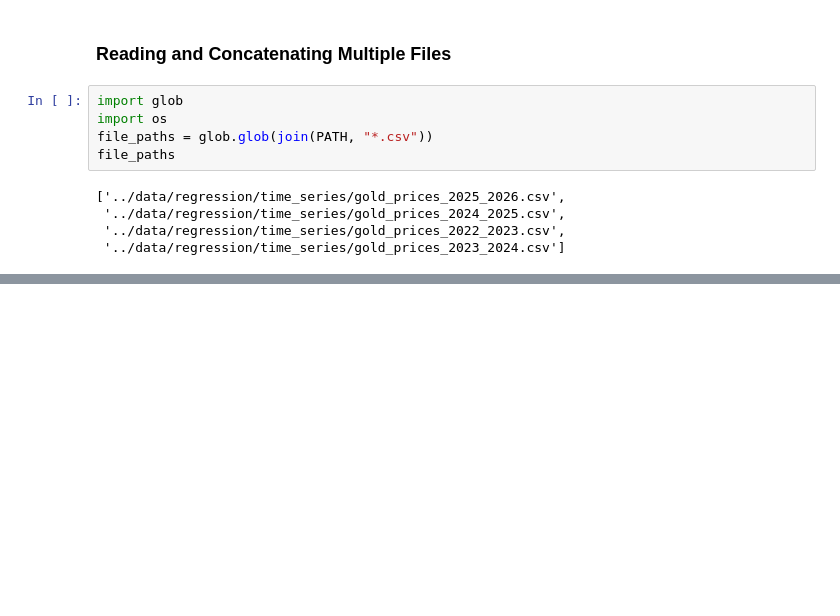
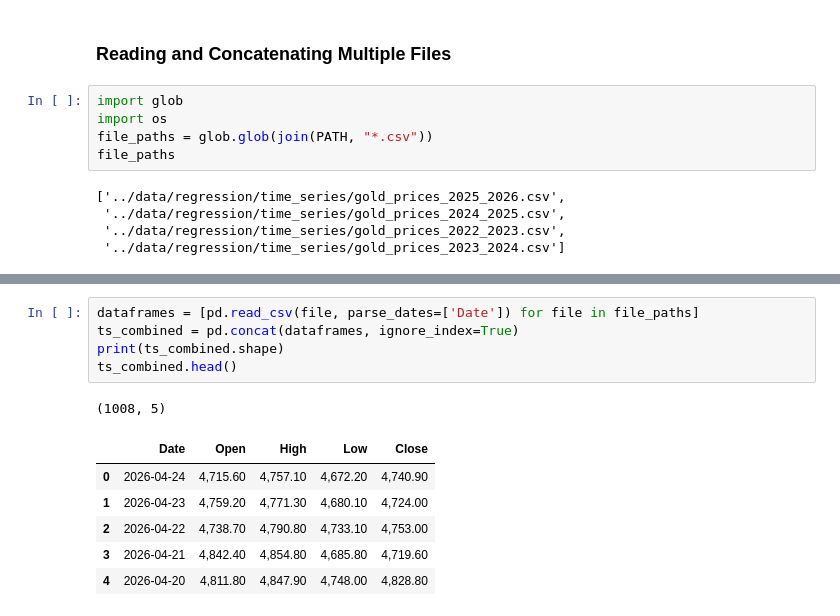
Before and after one commit to MarTvyal62/data_analytics_with_python, a Jupyter notebook: notebooks/15_linear_regression.ipynb, the cells around one changed output, grey strips where cells are left out. Saved outputs shown, nothing was run; the diff lists cells and outputs as text; blank space fills up the shorter version.

```diff
--- a/notebooks/15_linear_regression.ipynb
+++ b/notebooks/15_linear_regression.ipynb
@@ -241,0 +250,13 @@ file_paths
+# %%
+dataframes = [pd.read_csv(file, parse_dates=['Date']) for file in file_paths]
+ts_combined = pd.concat(dataframes, ignore_index=True)
+print(ts_combined.shape)
+ts_combined.head()
+# %% [output]
+(1008, 5)
+|  | Date | Open | High | Low | Close |
+| 0 | 2026-04-24 | 4,715.60 | 4,757.10 | 4,672.20 | 4,740.90 |
+| 1 | 2026-04-23 | 4,759.20 | 4,771.30 | 4,680.10 | 4,724.00 |
+| 2 | 2026-04-22 | 4,738.70 | 4,790.80 | 4,733.10 | 4,753.00 |
+| 3 | 2026-04-21 | 4,842.40 | 4,854.80 | 4,685.80 | 4,719.60 |
+| 4 | 2026-04-20 | 4,811.80 | 4,847.90 | 4,748.00 | 4,828.80 |
```
Also changed, not shown: parts of 16 cells of this notebook.
